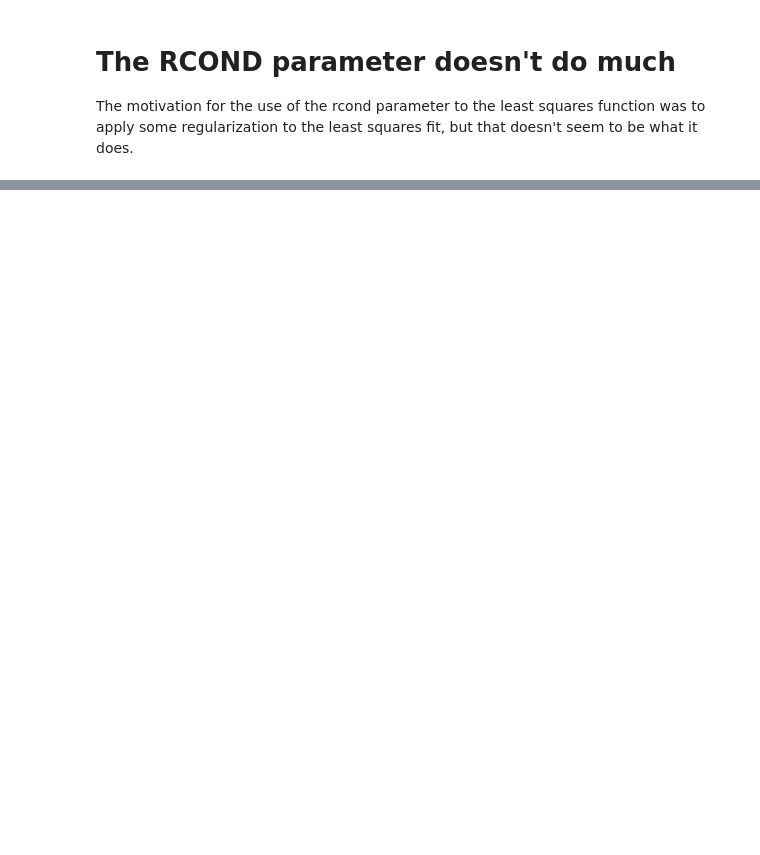
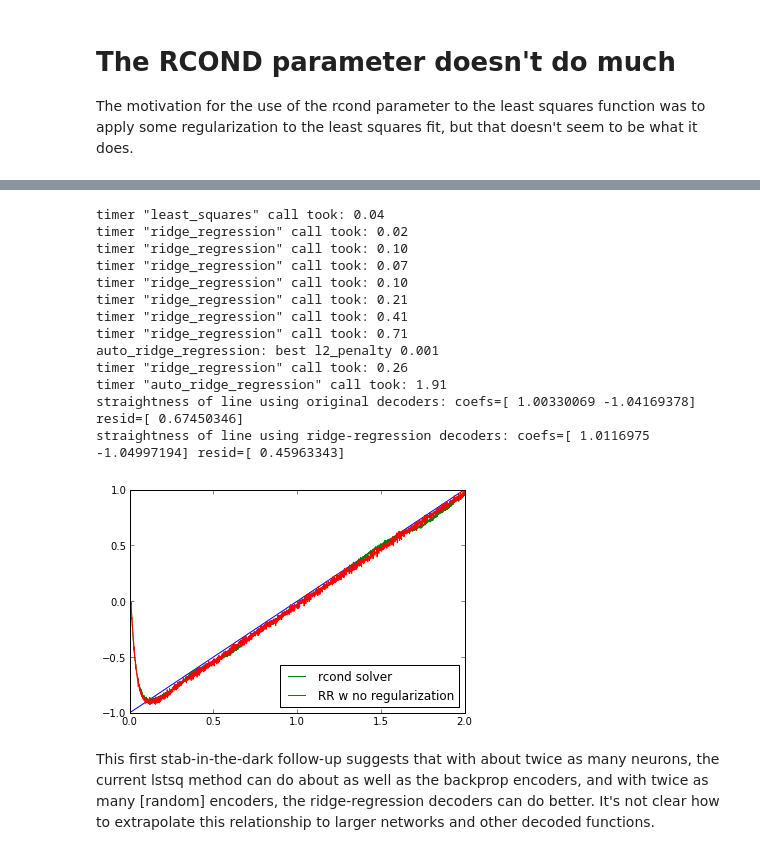
Before and after one commit to nengo/nengo, a Jupyter notebook: examples/decoder-experiments.ipynb, the cells around one changed output, grey strips where cells are left out. Saved outputs shown, nothing was run; the diff lists cells and outputs as text; code cells hidden in the pictures; blank space fills up the shorter version.

Commit message:
more hacking, better decoder-experiments notebook

```diff
--- a/examples/decoder-experiments.ipynb
+++ b/examples/decoder-experiments.ipynb
@@ -187,0 +217,55 @@ Comparison of encoder/decoder accuracies for different algorithms
+# %%
+import nengo
+from functools import partial
+model = nengo.Model('How many neurons do we save?', seed=123)
+model.make_node('Input', lambda t: t - 1)
+model.make_ensemble('A', nengo.LIF(32), dimensions=1, seed=123)
+model.connect('Input', 'A')
+p_ls = model.probe('A', filter=0.03,
+                   decoder_solver=nengo.decoders.least_squares)
+p_ls_0 = model.probe('A', filter=0.03,
+                     decoder_solver=partial(nengo.decoders.auto_ridge_regression))
+#                                            max_l2_penalty=10000,
+#                                            maxfun=500))
+
+# hack to get multiple probes of the same thing to build
+model.probed[0] = p_ls
+model.probed[1] = p_ls_0
+
+sim = model.simulator(dt=0.001)
+sim.run(2)
+t = sim.data(model.t)
+plot(t, t - 1)
+plot(t, sim.probe_outputs[sim.model.memo[id(p_ls)].probe], label='rcond solver')
+plot(t, sim.probe_outputs[sim.model.memo[id(p_ls_0)].probe], label='RR w no regularization')
+legend(loc='lower right')
+coefs, residuals_lstsq, rank, sv, rcond = polyfit(
+        np.asarray(t).ravel()[400:],
+        np.asarray(sim.probe_outputs[sim.model.memo[id(p_ls)].probe]).ravel()[400:],
+        deg=1,
+        full=True)
+print "straightness of line using original decoders: coefs=%s resid=%s" % (coefs, residuals_lstsq)
+
+coefs, residuals_arr, rank, sv, rcond = polyfit(
+        np.asarray(t).ravel()[400:],
+        np.asarray(sim.probe_outputs[sim.model.memo[id(p_ls_0)].probe]).ravel()[400:],
+        deg=1,
+        full=True)
+print "straightness of line using ridge-regression decoders: coefs=%s resid=%s" % (coefs, residuals_arr)
+# %% [output]
+timer "least_squares" call took: 0.04
+timer "ridge_regression" call took: 0.02
+timer "ridge_regression" call took: 0.10
+timer "ridge_regression" call took: 0.07
+timer "ridge_regression" call took: 0.10
+timer "ridge_regression" call took: 0.21
+timer "ridge_regression" call took: 0.41
+timer "ridge_regression" call took: 0.71
+auto_ridge_regression: best l2_penalty 0.001
+timer "ridge_regression" call took: 0.26
+timer "auto_ridge_regression" call took: 1.91
+straightness of line using original decoders: coefs=[ 1.00330069 -1.04169378] resid=[ 0.67450346]
+straightness of line using ridge-regression decoders: coefs=[ 1.0116975  -1.04997194] resid=[ 0.45963343]
+[figure, added]
+# %% [markdown]
+This first stab-in-the-dark follow-up suggests that with about twice as many neurons, the current lstsq method can do about as well as the backprop encoders, and with twice as many [random] encoders, the ridge-regression decoders can do better. It's not clear how to extrapolate this relationship to larger networks and other decoded functions.
```
Also changed, not shown: parts of 17 cells of this notebook, 2 other files.
